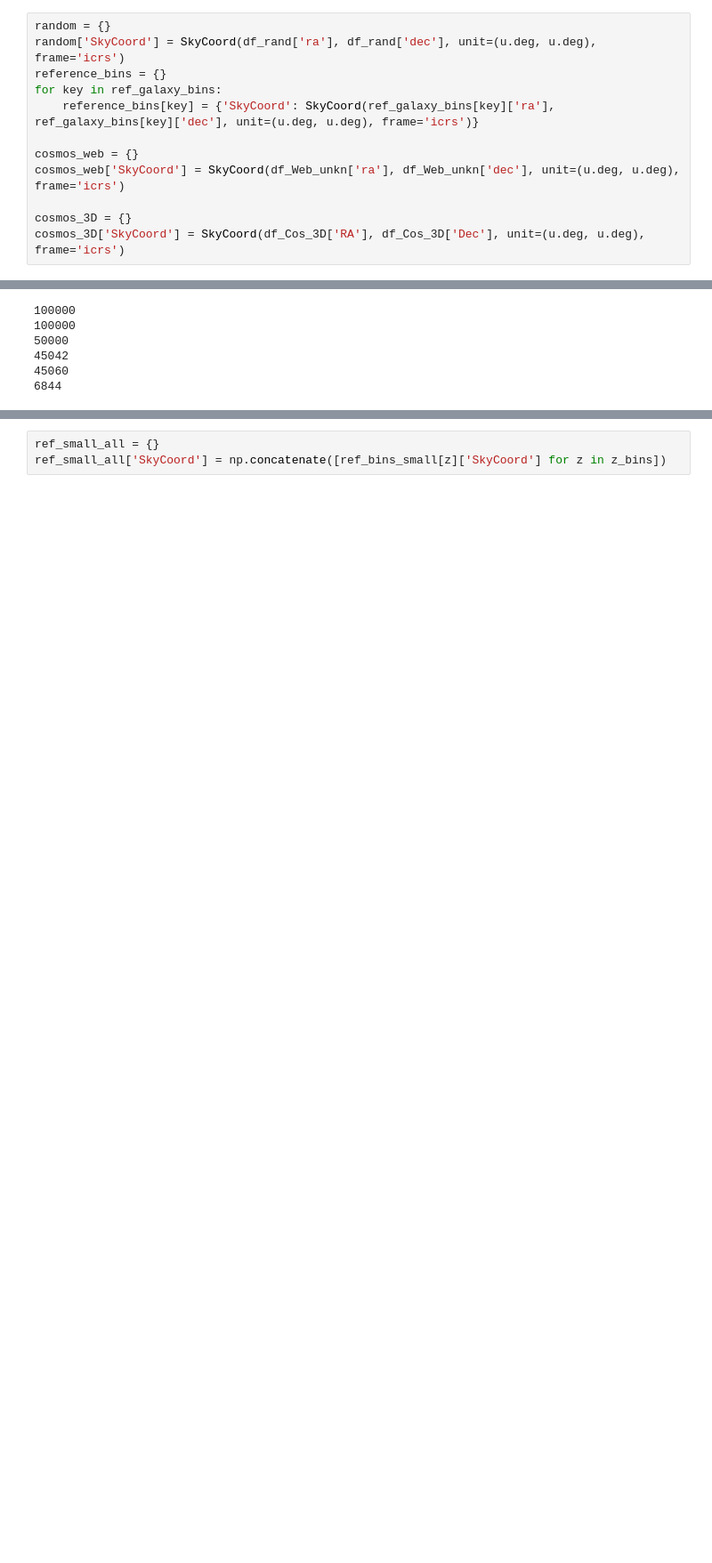
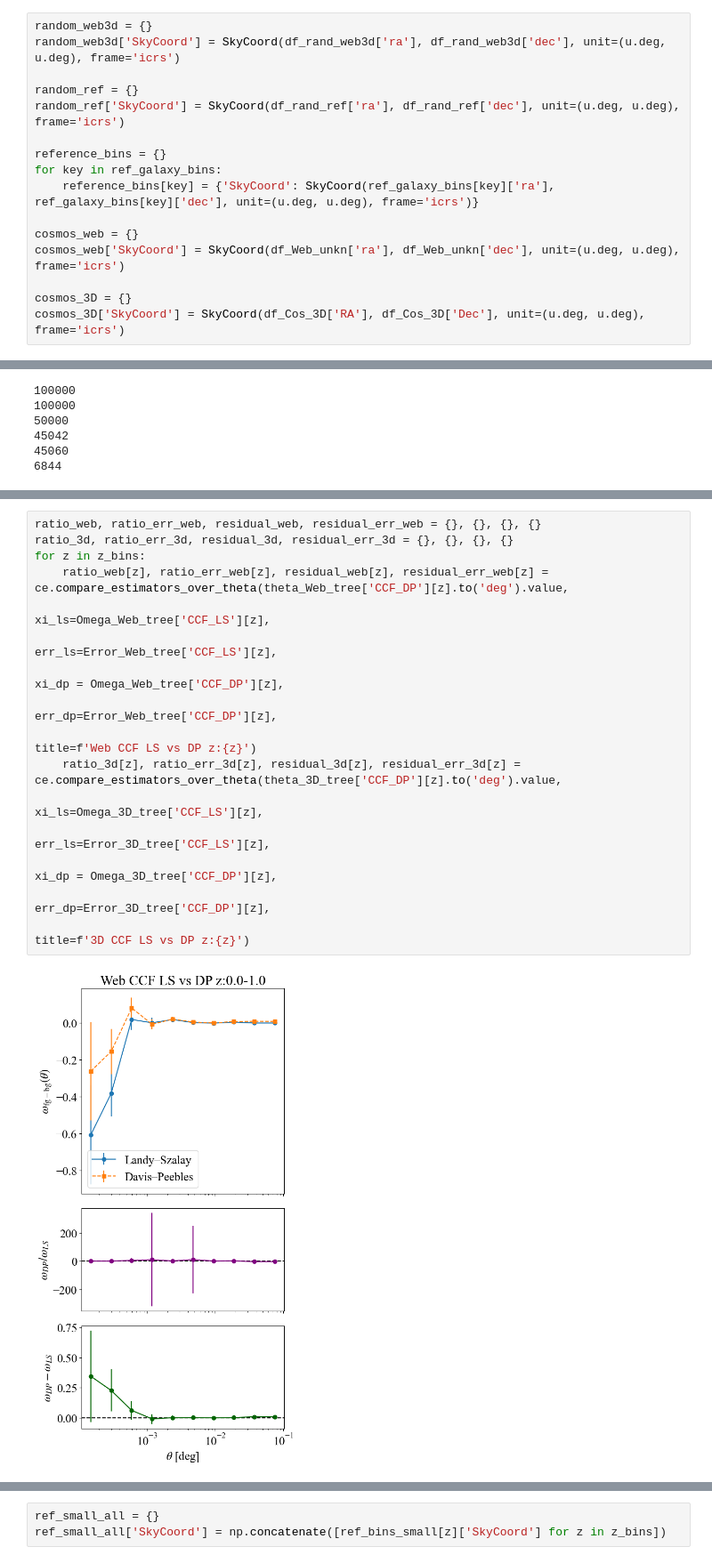
Before and after one commit to AndreasSvaerke/Mastercode_new, a Jupyter notebook: Clustering_redshift_estimation.ipynb, the cells around one changed output, grey strips where cells are left out. Shown at 89% size. Saved outputs shown, nothing was run; the diff lists cells and outputs as text; blank space fills up the shorter version.

```diff
--- a/Clustering_redshift_estimation.ipynb
+++ b/Clustering_redshift_estimation.ipynb
@@ -50,8 +53,12 @@ import pickle
 with open("For_YAW/ref_galaxy_bins.pkl", "rb") as f:
     ref_galaxy_bins = pickle.load(f)
 # %%
-random = {}
-random['SkyCoord'] = SkyCoord(df_rand['ra'], df_rand['dec'], unit=(u.deg, u.deg), frame='icrs')
+random_web3d = {}
+random_web3d['SkyCoord'] = SkyCoord(df_rand_web3d['ra'], df_rand_web3d['dec'], unit=(u.deg, u.deg), frame='icrs')
+
+random_ref = {}
+random_ref['SkyCoord'] = SkyCoord(df_rand_ref['ra'], df_rand_ref['dec'], unit=(u.deg, u.deg), frame='icrs')
+
 reference_bins = {}
 for key in ref_galaxy_bins:
     reference_bins[key] = {'SkyCoord': SkyCoord(ref_galaxy_bins[key]['ra'], ref_galaxy_bins[key]['dec'], unit=(u.deg, u.deg), frame='icrs')}
@@ -318,0 +411,18 @@ array([-0.20245399,  0.00151745,  0.11985019,  0.01678839,  0.02115435,
+# %%
+ratio_web, ratio_err_web, residual_web, residual_err_web = {}, {}, {}, {}
+ratio_3d, ratio_err_3d, residual_3d, residual_err_3d = {}, {}, {}, {}
+for z in z_bins:
+    ratio_web[z], ratio_err_web[z], residual_web[z], residual_err_web[z] = ce.compare_estimators_over_theta(theta_Web_tree['CCF_DP'][z].to('deg').value,
+                                                                                               xi_ls=Omega_Web_tree['CCF_LS'][z],
+                                                                                               err_ls=Error_Web_tree['CCF_LS'][z],
+                                                                                                 xi_dp = Omega_Web_tree['CCF_DP'][z],
+                                                                                                   err_dp=Error_Web_tree['CCF_DP'][z],
+                                                                                                     title=f'Web CCF LS vs DP z:{z}')
+    ratio_3d[z], ratio_err_3d[z], residual_3d[z], residual_err_3d[z] = ce.compare_estimators_over_theta(theta_3D_tree['CCF_DP'][z].to('deg').value,
+                                                                                           xi_ls=Omega_3D_tree['CCF_LS'][z],
+                                                                                           err_ls=Error_3D_tree['CCF_LS'][z],
+                                                                                             xi_dp = Omega_3D_tree['CCF_DP'][z],
+                                                                                               err_dp=Error_3D_tree['CCF_DP'][z],
+                                                                                                 title=f'3D CCF LS vs DP z:{z}')
+# %% [output]
+[figure, added]
```
Also changed, not shown: parts of 66 cells of this notebook, 3 other files.
